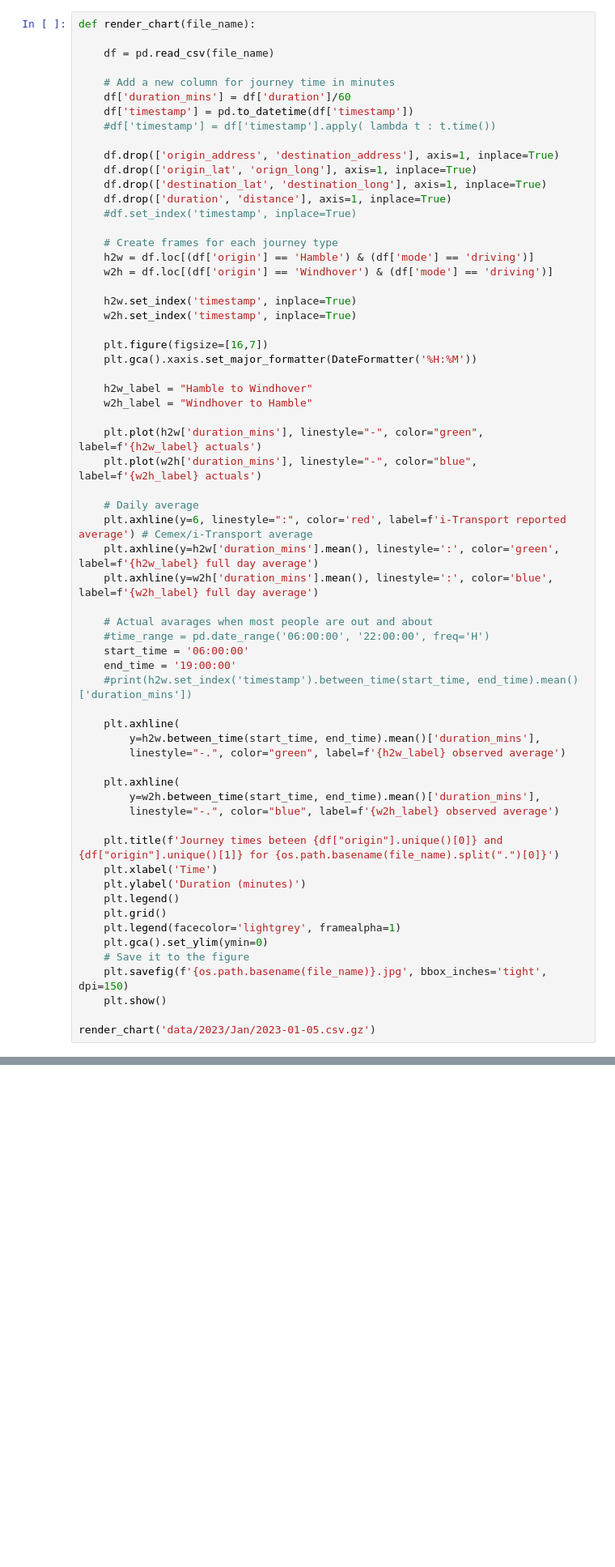
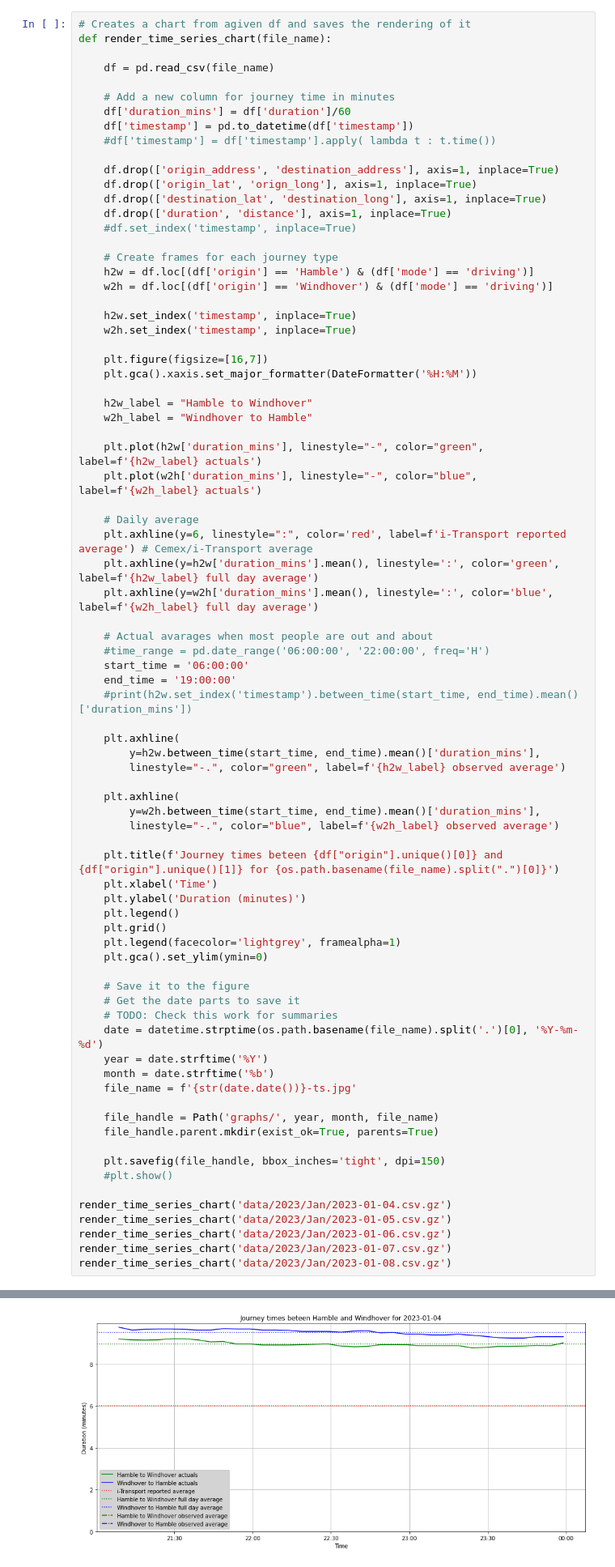
Before and after one commit to hkworguk/hamble-traffic, a Jupyter notebook: notebook.ipynb, the cells around one changed output, grey strips where cells are left out. Shown: that part at 81% size. Saved outputs shown, nothing was run; the diff lists cells and outputs as text; blank space fills up the shorter version.

Commit message:
Added graph figures

```diff
--- a/notebook.ipynb
+++ b/notebook.ipynb
@@ -24,7 +24,8 @@ def month_summary(dir):
 def overall_summary():
     pass
 # %%
-def render_chart(file_name):
+# Creates a chart from agiven df and saves the rendering of it
+def render_time_series_chart(file_name):
 
     df = pd.read_csv(file_name)
 
@@ -81,9 +82,24 @@ def render_chart(file_name):
     plt.grid()
     plt.legend(facecolor='lightgrey', framealpha=1)
     plt.gca().set_ylim(ymin=0)
+
     # Save it to the figure
-    plt.savefig(f'{os.path.basename(file_name)}.jpg', bbox_inches='tight', dpi=150)
-    plt.show()
+    # Get the date parts to save it
+    # TODO: Check this work for summaries
+    date = datetime.strptime(os.path.basename(file_name).split('.')[0], '%Y-%m-%d')
+    year = date.strftime('%Y')
+    month = date.strftime('%b')
+    file_name = f'{str(date.date())}-ts.jpg'
 
-render_chart('data/2023/Jan/2023-01-05.csv.gz')
+    file_handle = Path('graphs/', year, month, file_name)
+    file_handle.parent.mkdir(exist_ok=True, parents=True)
+
+    plt.savefig(file_handle, bbox_inches='tight', dpi=150)
+    #plt.show()
+
+render_time_series_chart('data/2023/Jan/2023-01-04.csv.gz')
+render_time_series_chart('data/2023/Jan/2023-01-05.csv.gz')
+render_time_series_chart('data/2023/Jan/2023-01-06.csv.gz')
+render_time_series_chart('data/2023/Jan/2023-01-07.csv.gz')
+render_time_series_chart('data/2023/Jan/2023-01-08.csv.gz')
 # %% [output]
@@ -90,0 +106 @@ SyntaxError: invalid syntax (<ipython-input-57-50fe0dc75a13>, line 59)
+[figure, added]
```
Also changed, not shown: parts of 1 cell of this notebook, 5 other files.
